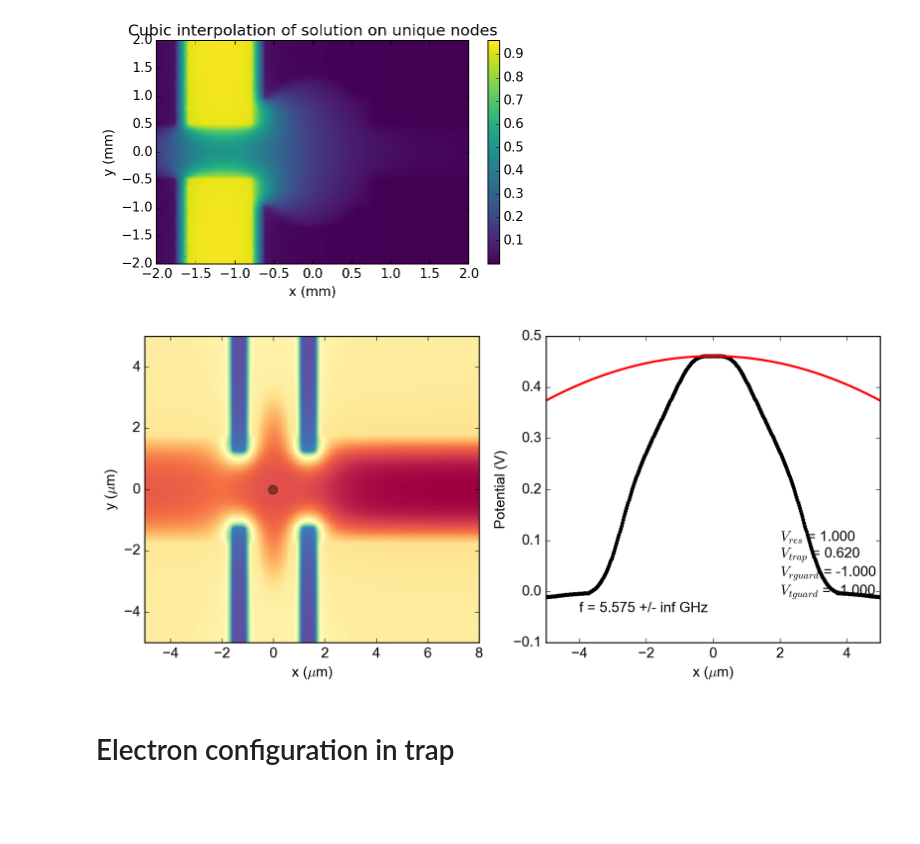
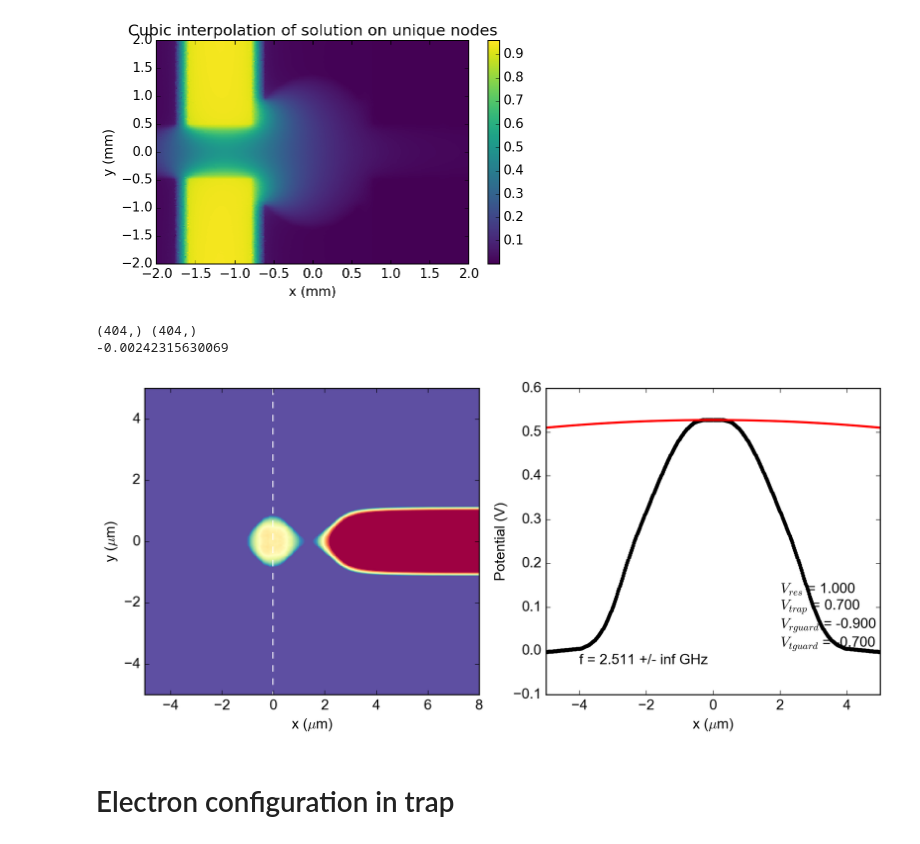
Before and after one commit to gkoolstra/ipython-notebooks, a Jupyter notebook: 20160530 - Master simulation notebook.ipynb, the cells around one changed output. Cells and saved outputs as stored; diff of their text form; code cells hidden in the pictures; blank space fills up the shorter version.

```diff
--- a/20160530 - Master simulation notebook.ipynb
+++ b/20160530 - Master simulation notebook.ipynb
@@ -406,7 +406,7 @@ for name, datafile in zip(names, datafiles):
     plt.figure(figsize=(14.,4.))
     common.configure_axes(13)
     elements, nodes, elem_solution, bounding_box = trap_analysis.load_dsp(
-        os.path.join('/Volumes/slab/Gerwin/Electron on helium/Maxwell/M018 Yggdrasil/M018V6/V6.3', datafile))
+        os.path.join('/Users/gkoolstra/Desktop/Single electron loading/Potentials/M018V6/V6.2', datafile))
     xdata, ydata, Udata = interpolate_slow.prepare_for_interpolation(elements,
                                                                      nodes,
                                                                      elem_solution)
@@ -532,7 +532,7 @@ interact(plot_combined_potential, resonator=(-5.0, 5.0, 0.05), trap=(-5, 5, 0.05
 # %% [output]
 [figure]
 # %%
-#t = trap_analysis.TrapSolver()
+t = trap_analysis.TrapSolver()
 #x, y, cropped_potentials = t.crop_potentials(output, ydomain=None, xdomain=None)
 x = output[0]['x']
 y = output[0]['y']
@@ -561,12 +561,15 @@ def plot_combined_potential(resonator=+0.35, trap=+0.05, resonatorguard=-0.12, c
         else:
             combined_potential += coeff * output[k]['V']
 
+    TS = anneal.TrapAreaSolver(x[0,:], y[:,0], -combined_potential.T, smoothing=0.01)
+
     #print(np.shape(x), np.shape(y), np.shape(combined_potential))
 
     #combined_potential = t.get_combined_potential(cropped_potentials, coefficients)
 
     centeridx = int(np.shape(y)[0]/2)
-    plt.plot(x[centeridx, :], -combined_potential[centeridx, :], color='darkorange')
+    plt.plot(x[0, :], TS.V(x[0,:], 0), color='darkorange')
+    #plt.plot(x[centeridx, :], -combined_potential[centeridx, :], color='darkorange')
     plt.gca().set_axis_bgcolor('none')
 
     ymin, ymax = np.min(-combined_potential[centeridx,:]), np.max(-combined_potential[centeridx,:])
@@ -656,8 +659,8 @@ common.configure_axes(13)
 mpl.rcParams['figure.figsize'] = (12.,5.)
 #plt.figure(figsize=(7.,4.))
 
-def plot_combined_potential(resonator=+1.00, trap=+0.670, resonatorguard=-1.0, centerguard=0.0, trapguard=-1.0, scaling=0.0,
-                            color_minimum=-1, color_maximum=1,
+def plot_combined_potential(resonator=+1.00, trap=+0.70, resonatorguard=-0.9, centerguard=0.0, trapguard=-0.7, scaling=0.0,
+                            color_minimum=-1, color_maximum=1, fit_x = 0.0,
                             resonator_trap_locked=False, left_right_guard_locked=False, fit_potential_minimum=True,
                             auto_scale=True):
 
@@ -686,13 +689,15 @@ def plot_combined_potential(resonator=+1.00, trap=+0.670, resonatorguard=-1.0, c
                         vmin=color_minimum, vmax=color_maximum)
     else:
         plt1.pcolormesh(x, y, combined_potential, cmap=plt.cm.Spectral_r)
+
     if fit_potential_minimum:
-        yidx,xidx = np.where(combined_potential==np.max(combined_potential))
+        yidx, xidx = np.where(combined_potential==np.max(combined_potential))
     else:
         yidx = np.array([common.find_nearest(y[:,0], 0.0)])
-        xidx = np.array([common.find_nearest(x[0,:], 0.0)])
+        xidx = common.find_nearest(x[0,:], fit_x)
 
-    plt1.plot(x[yidx,xidx], y[yidx,xidx], 'o', **common.plot_opt("black"))
+    plt1.plot([x[-1,xidx],x[0,xidx]], [y[-1,xidx], y[0,xidx]], '--', color='white')
+    #plt1.plot(x[yidx,xidx], y[yidx,xidx], 'o', **common.plot_opt("black"))
     plt1.set_xlim(np.min(x), np.max(x))
     plt1.set_ylim(np.min(y), np.max(y))
     #print yidx, xidx
@@ -702,42 +707,46 @@ def plot_combined_potential(resonator=+1.00, trap=+0.670, resonatorguard=-1.0, c
     #cb.ax.set_ylabel("Voltage (V)")
 
     plt1.set_xlabel("x ($\mu$m)")
     plt1.set_ylabel("y ($\mu$m)")
 
-    Vdata = combined_potential[:,xidx[0]]
-    xdata = y[:,xidx[0]]
+    Vdata = combined_potential[:,xidx]
+    xdata = y[:,xidx]
     plt2.plot(xdata, Vdata, '.k')
 
-    try:
-        #print(np.shape(xdata), np.shape(Vdata))
-        fr, ferr = t.fit_electron_potential(xdata, Vdata, fitdomain=(-0.25, +0.25), do_plot=True)
-        plt2.plot(xdata, kfit.parabolafunc(xdata, *fr), '-r', lw=2.0)
-        f0, sigmaf0 = t.get_electron_frequency(fr, ferr, verbose=False)
-    except:
-        f0, sigmaf0 = 0, 0
+    #try:
+    print(np.shape(xdata), np.shape(Vdata))
+    print(Vdata[0])
+    fr, ferr = t.fit_electron_potential(xdata, Vdata, fitdomain=(-0.25, +0.25), do_plot=True)
+    plt2.plot(xdata, kfit.parabolafunc(xdata, *fr), '-r', lw=2.0)
+    f0, sigmaf0 = t.get_electron_frequency(fr, ferr, verbose=False)
+    #except:
+    #    f0, sigmaf0 = 0, 0
 
     plt2.set_xlabel("x ($\mu$m)")
     plt2.set_ylabel("Potential (V)")
     #plt2.set_ylim(-1, 1)
     #plt2.set_xlim(min(xdata), max(xdata))
     plt.gca().set_axis_bgcolor('none')
 
     xmin, xmax = plt.xlim()
     ymin, ymax = plt.ylim()
     plt2.text(xmin + 0.1*(xmax-xmin), ymin + 0.1*(ymax-ymin), "f = %.3f +/- %.3f GHz"%(f0/1E9, sigmaf0/1E9))
 
     biasVoltages = "$V_{res}$ = %.3f\n$V_{trap}$ = %.3f\n$V_{rguard}$ = %.3f\n$V_{tguard}$ = %.3f\n" % \
     (resonator * 10**scaling, trap * 10**scaling, resonatorguard * 10**scaling, trapguard * 10**scaling)
 
     plt2.text(2, ymin + 0.1*(ymax-ymin), biasVoltages)
     plt.show()
 
 interact(plot_combined_potential, resonator=(-5.0, 5.0, 0.05), trap=(-5, 5, 0.05),
          resonatorguard=(-5, 5, 0.05), centerguard=(-5, 5, 0.05), trapguard=(-5, 5, 0.05), scaling=(-2.0, 1.0, 0.01),
          color_minimum=(-5, 5, 0.05), color_maximum=(-5, 5, 0.05),
+         fit_x = (-1, 1, 0.05),
          resonator_trap_locked=False, left_right_guard_locked=False, fit_potential_minimum=False,
          auto_scale=True);
 # %% [output]
+(404,) (404,)
+-0.00242315630069
-[figure, old version]
+[figure, new version]
 # %% [markdown]
 # Electron configuration in trap
```
Also changed, not shown: parts of 3 cells of this notebook, 3 other files.
